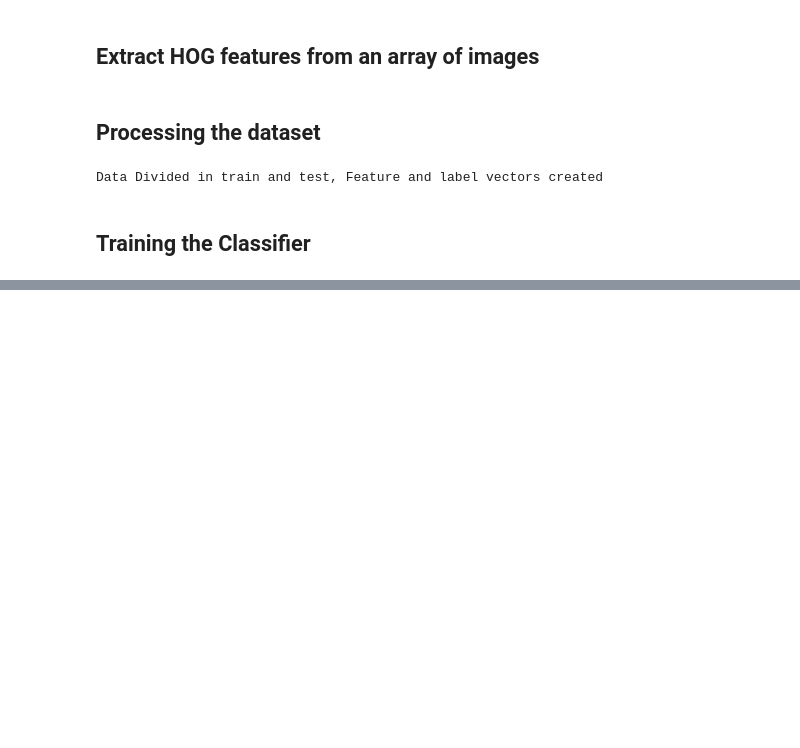
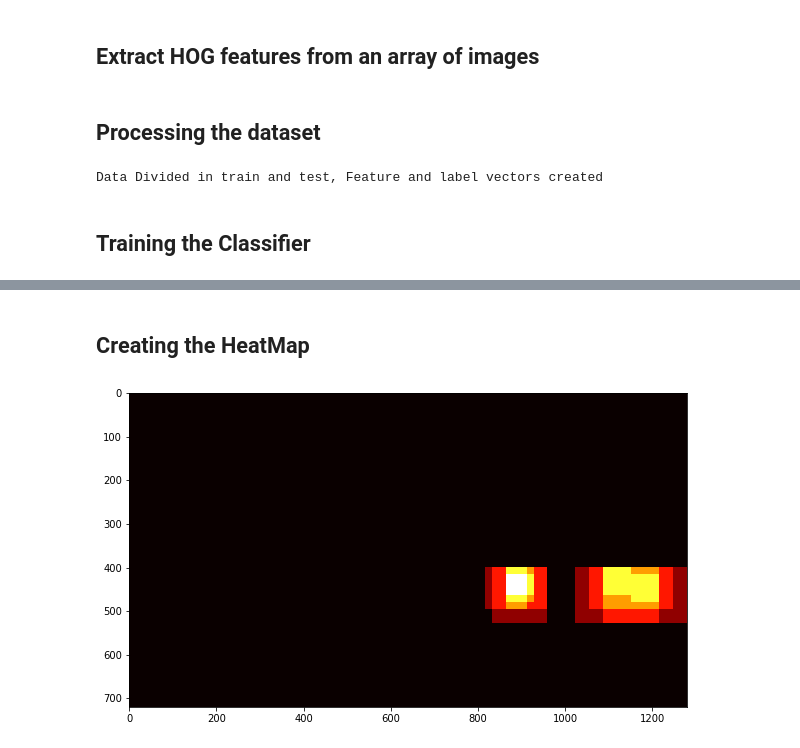
Before and after one commit to rohitsalem/Udacity-CarND-Vehicle-Detection-P5, a Jupyter notebook: P5.ipynb, the cells around one changed output, grey strips where cells are left out. Drawn from its saved outputs; the diff is of its cells as text; code cells hidden in the pictures; blank space fills up the shorter version.

```diff
--- a/P5.ipynb
+++ b/P5.ipynb
@@ -154,0 +382,21 @@ print('Test Accuracy: ', svc.score(X_test,y_test))
+# %% [markdown]
+## Creating the HeatMap
+# %%
+def add_heat(heatmap, bbox_list):
+    # Iterate through list of bboxes
+    for box in bbox_list:
+        # Add += 1 for all pixels inside each bbox
+        # Assuming each "box" takes the form ((x1, y1), (x2, y2))
+        heatmap[box[0][1]:box[1][1], box[0][0]:box[1][0]] += 1
+
+    # Return updated heatmap
+    return heatmap
+# %%
+# Test out the heatmap
+heatmap_img = np.zeros_like(test_img[:,:,0])
+heatmap_img = add_heat(heatmap_img, rectangles)
+plt.figure(figsize=(10,10))
+plt.imshow(heatmap_img, cmap='hot')
+plt.savefig('output_images/basic_heat.png')
+# %% [output]
+[figure, added]
```
Also changed, not shown: parts of 31 cells of this notebook, 15 other files.
